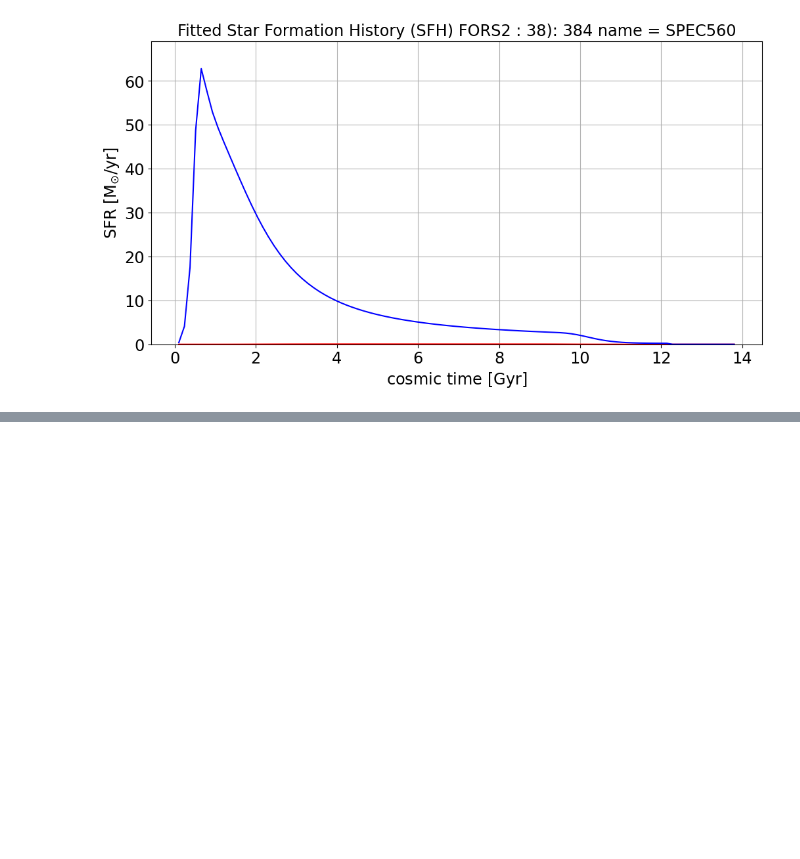
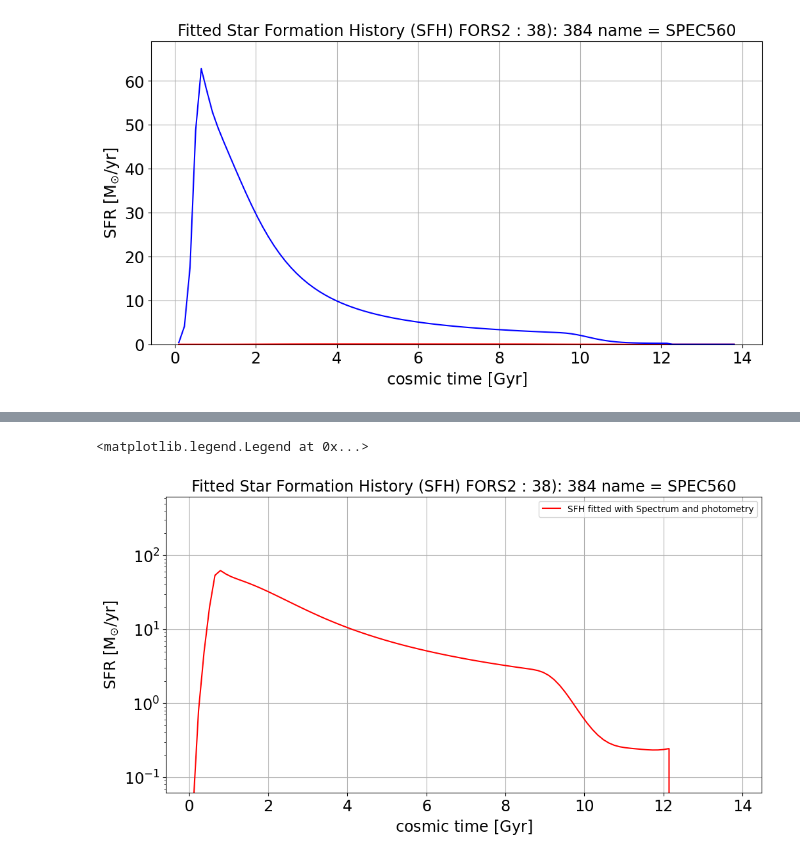
Before and after one commit to sylvielsstfr/Fors2ToStellarPopSynthesis, a Jupyter notebook: examples/examples_comparedatamodel/FitJAXOpt_SEDModel_OneDataSpectrumPhoto_combined.ipynb, the cells around one changed output, grey strips where cells are left out. Drawn from its saved outputs; the diff is of its cells as text; code cells hidden in the pictures; blank space fills up the shorter version.

```diff
--- a/examples/examples_comparedatamodel/FitJAXOpt_SEDModel_OneDataSpectrumPhoto_combined.ipynb
+++ b/examples/examples_comparedatamodel/FitJAXOpt_SEDModel_OneDataSpectrumPhoto_combined.ipynb
@@ -1784,0 +1876,24 @@ ax.grid()
+# %%
+tarr_fit_c,sfr_fit_c = mean_sfr(dict_params_fitted_c)
+# %%
+sfr_max_c = sfr_fit_c.max()*10.
+sfr_min_c = sfr_max_c/1e4
+
+
+fig, ax = plt.subplots(1, 1)
+
+
+ylim = ax.set_ylim(sfr_min_c, sfr_max_c)
+yscale = ax.set_yscale('log')
+
+__=ax.plot(tarr_fit_c, sfr_fit_c, '-', color='r',label='SFH fitted with Spectrum and photometry')
+
+
+ax.set_title("Fitted Star Formation History (SFH) " + title_data)
+xlabel = ax.set_xlabel(r'${\rm cosmic\ time\ [Gyr]}$')
+ylabel = ax.set_ylabel(r'${\rm SFR\ [M_{\odot}/yr]}$')
+ax.grid()
+ax.legend()
+# %% [output]
+<matplotlib.legend.Legend at 0x...>
+[figure, added]
```
Also changed, not shown: parts of 35 cells of this notebook.
